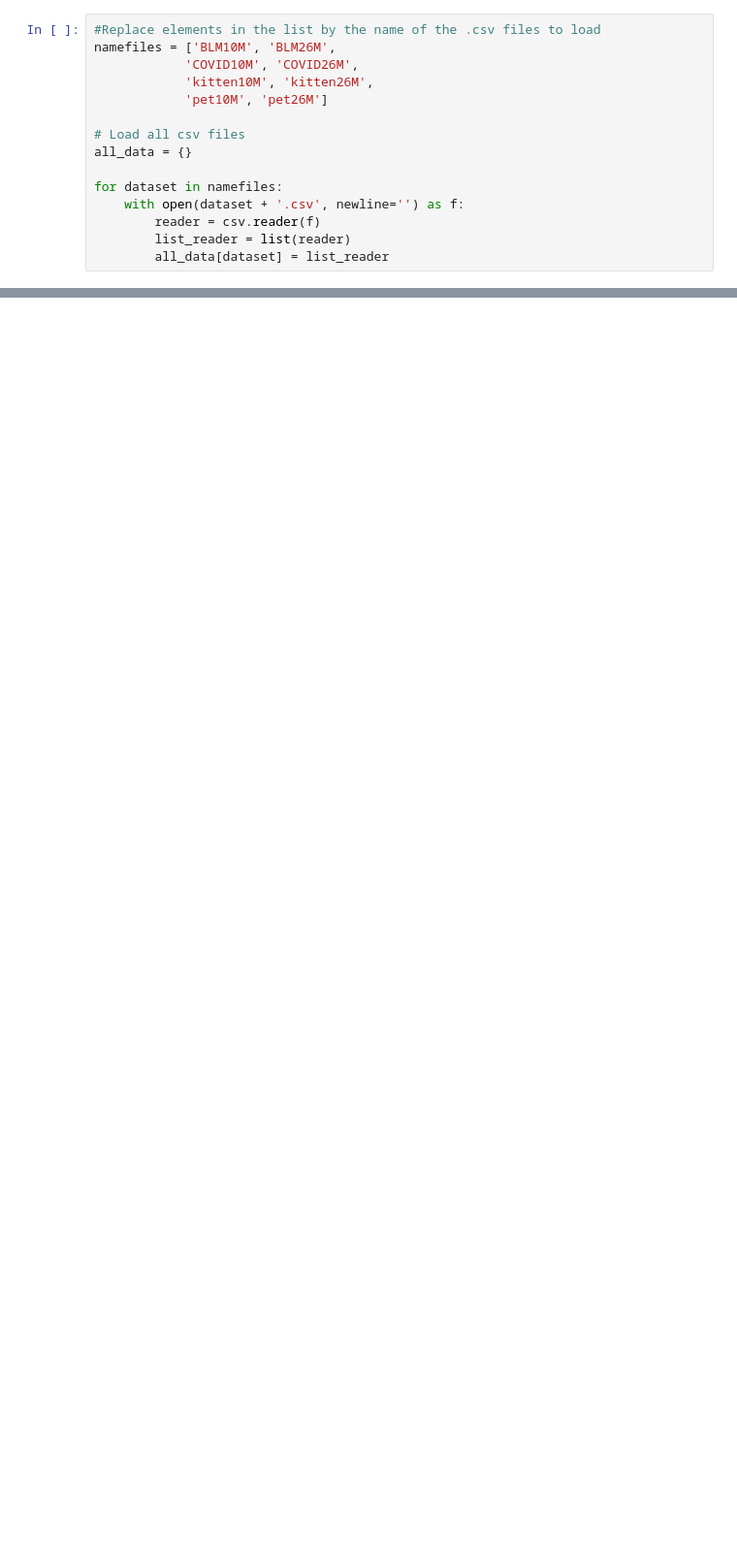
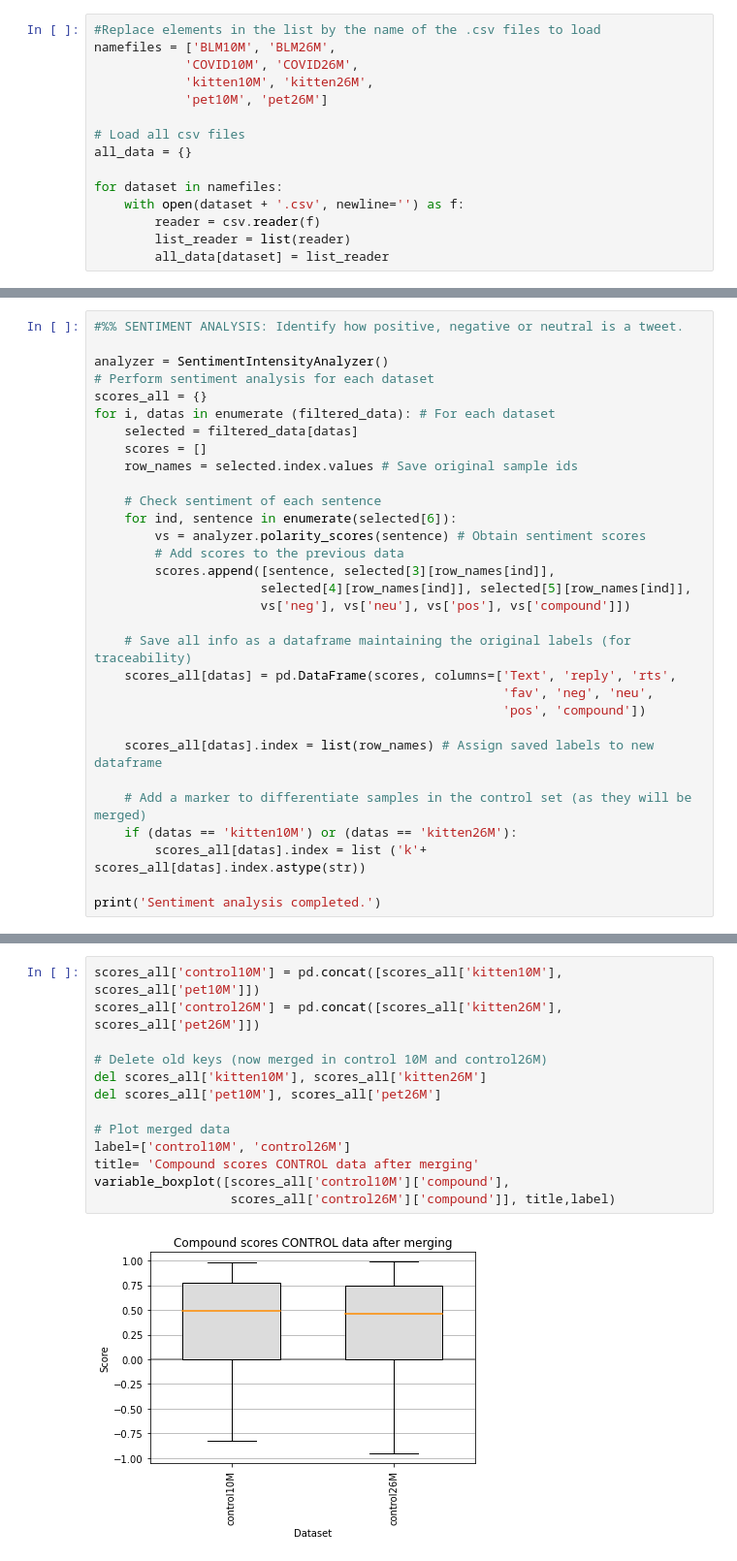
Before and after one commit to Ariein2/TwitterProject-SP, a Jupyter notebook: TwitterMainNotebook2.ipynb, the cells around one changed output, grey strips where cells are left out. Shown at 97% size. Drawn from its saved outputs; the diff is of its cells as text; blank space fills up the shorter version.

```diff
--- a/TwitterMainNotebook2.ipynb
+++ b/TwitterMainNotebook2.ipynb
@@ -70,0 +147,31 @@ for dataset in namefiles:
+# %%
+#%% SENTIMENT ANALYSIS: Identify how positive, negative or neutral is a tweet.
+
+analyzer = SentimentIntensityAnalyzer()
+# Perform sentiment analysis for each dataset
+scores_all = {}
+for i, datas in enumerate (filtered_data): # For each dataset
+    selected = filtered_data[datas]
+    scores = []
+    row_names = selected.index.values # Save original sample ids
+
+    # Check sentiment of each sentence
+    for ind, sentence in enumerate(selected[6]):
+        vs = analyzer.polarity_scores(sentence) # Obtain sentiment scores
+        # Add scores to the previous data
+        scores.append([sentence, selected[3][row_names[ind]],
+                      selected[4][row_names[ind]], selected[5][row_names[ind]],
+                      vs['neg'], vs['neu'], vs['pos'], vs['compound']])
+
+    # Save all info as a dataframe maintaining the original labels (for traceability)
+    scores_all[datas] = pd.DataFrame(scores, columns=['Text', 'reply', 'rts',
+                                                      'fav', 'neg', 'neu',
+                                                      'pos', 'compound'])
+
+    scores_all[datas].index = list(row_names) # Assign saved labels to new dataframe
+
+    # Add a marker to differentiate samples in the control set (as they will be merged)
+    if (datas == 'kitten10M') or (datas == 'kitten26M'):
+        scores_all[datas].index = list ('k'+ scores_all[datas].index.astype(str))
+
+print('Sentiment analysis completed.')
@@ -70,0 +223,15 @@ for dataset in namefiles:
+# %%
+scores_all['control10M'] = pd.concat([scores_all['kitten10M'], scores_all['pet10M']])
+scores_all['control26M'] = pd.concat([scores_all['kitten26M'], scores_all['pet26M']])
+
+# Delete old keys (now merged in control 10M and control26M)
+del scores_all['kitten10M'], scores_all['kitten26M']
+del scores_all['pet10M'], scores_all['pet26M']
+
+# Plot merged data
+label=['control10M', 'control26M']
+title= 'Compound scores CONTROL data after merging'
+variable_boxplot([scores_all['control10M']['compound'],
+                  scores_all['control26M']['compound']], title,label)
+# %% [output]
+[figure, added]
```
Also changed, not shown: parts of 27 cells of this notebook.
